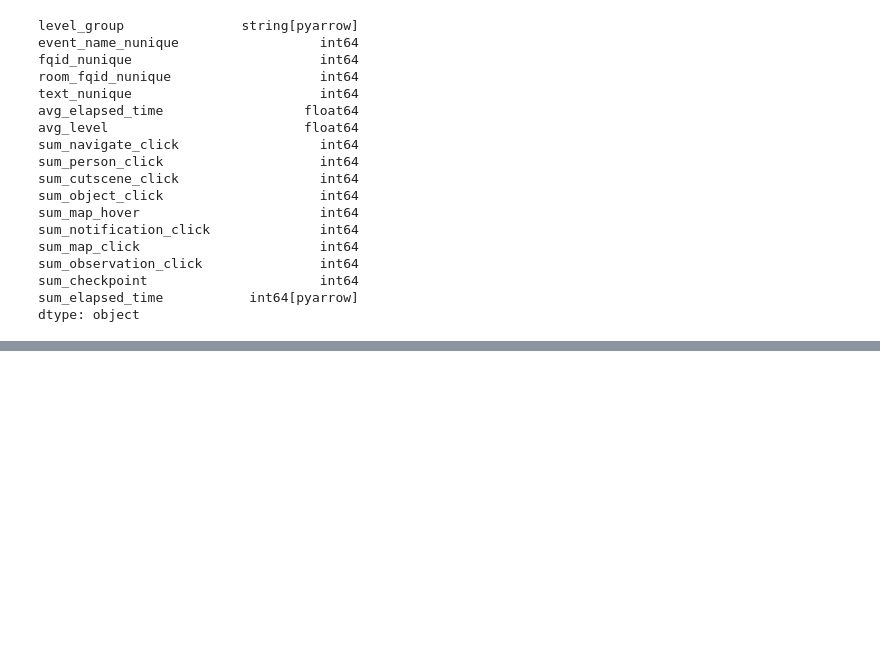
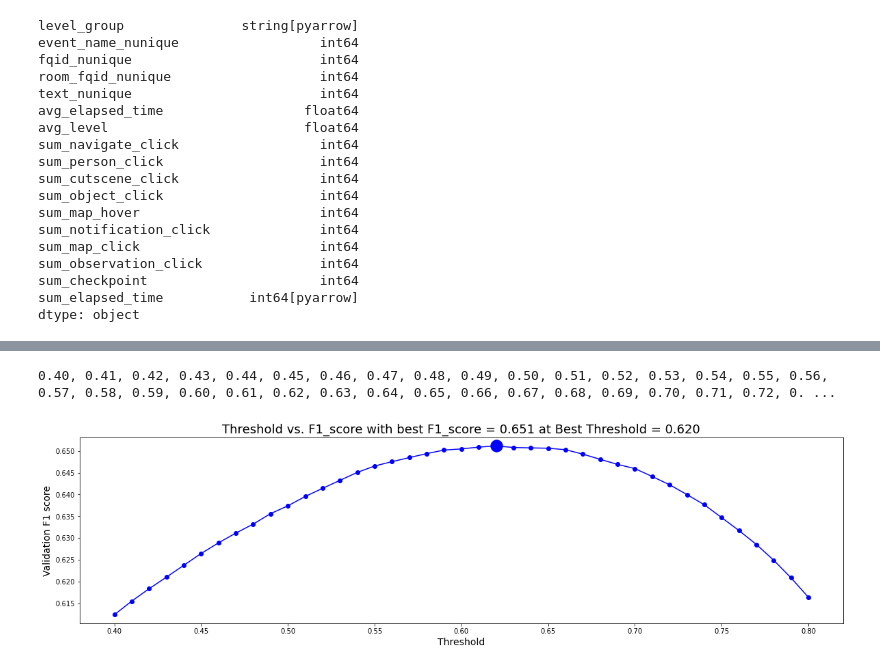
Before and after one commit to sitsawek/predict_student_performance_from_game_play, a Jupyter notebook: predict-student-performance-from-game-play.ipynb, the cells around one changed output, grey strips where cells are left out. Drawn from its saved outputs; the diff is of its cells as text; code cells hidden in the pictures; blank space fills up the shorter version.

Commit message:
fit lightgbm model & find best threshold

```diff
--- a/predict-student-performance-from-game-play.ipynb
+++ b/predict-student-performance-from-game-play.ipynb
@@ -373,3 +315,6 @@ ALL_USERS = df_tr.index.unique()
+# %%
+FEATURES = [c for c in df_tr.columns if c != 'level_group']
+ALL_USERS = df_tr.index.unique()
 # %%
 # Group k Fold split data
 from sklearn.model_selection import KFold, GroupKFold
@@ -480,0 +403,4 @@ for i in range(1,19):
+# %%
+# Put true labels into dataframe with 18 columns
+actual = oof.copy()
+actual.head()
@@ -480,0 +415,5 @@ for i in range(1,19):
+# %%
+for k in range(18):
+    # Get actual labels
+    tmp = df_train_labels.loc[df_train_labels.question_num==k+1].set_index('session').loc[ALL_USERS]
+    actual[k] = tmp.correct.values
@@ -480,0 +435,31 @@ for i in range(1,19):
+# %%
+from sklearn.metrics import f1_score
+# Find best threshold to convert probs into 1s and 0s
+scores = []; thresholds = []
+best_score = 0; best_threshold = 0
+
+for threshold in np.arange(0.4, 0.81, 0.01): # np.arange(start, end(but not include), step)
+    # but why use range at 0.4 - 0.8? --> i assume that proper range to identify that good or bad threshold
+    print(f'{threshold:.02f}, ', end='')
+    preds = (oof.values.reshape((-1))>threshold).astype('int') #get all pred values and check if > threshold then true and covert true to int vice versa with false
+    m = f1_score(actual.values.reshape((-1)).astype('int'), preds, average='macro') # make sure that actual & predict same type if not will cause error
+    scores.append(m) # collect data because this use for plot
+    thresholds.append(threshold) # collect data because this use for plot
+    # this part below just collect best score & threshold
+    if m>best_score:
+        best_score = m
+        best_threshold = threshold
+# %% [output]
+0.40, 0.41, 0.42, 0.43, 0.44, 0.45, 0.46, 0.47, 0.48, 0.49, 0.50, 0.51, 0.52, 0.53, 0.54, 0.55, 0.56, 0.57, 0.58, 0.59, 0.60, 0.61, 0.62, 0.63, 0.64, 0.65, 0.66, 0.67, 0.68, 0.69, 0.70, 0.71, 0.72, 0. ...
+# %%
+import matplotlib.pylab as plt
+# Plot Threshold vs F1 score
+plt.figure(figsize=(20,5))
+plt.plot(thresholds, scores, '-o', color='blue') # plot all threshold & scores
+plt.scatter([best_threshold], [best_score], color='blue', s=300, alpha=1) # make best point are more bigger
+plt.xlabel('Threshold', size = 14)
+plt.ylabel('Validation F1 score', size = 14)
+plt.title(f'Threshold vs. F1_score with best F1_score = {best_score:.3f} at Best Threshold = {best_threshold:.3f}', size = 18)
+plt.show()
+# %% [output]
+[figure, added]
```
Also changed, not shown: parts of 18 cells of this notebook.
